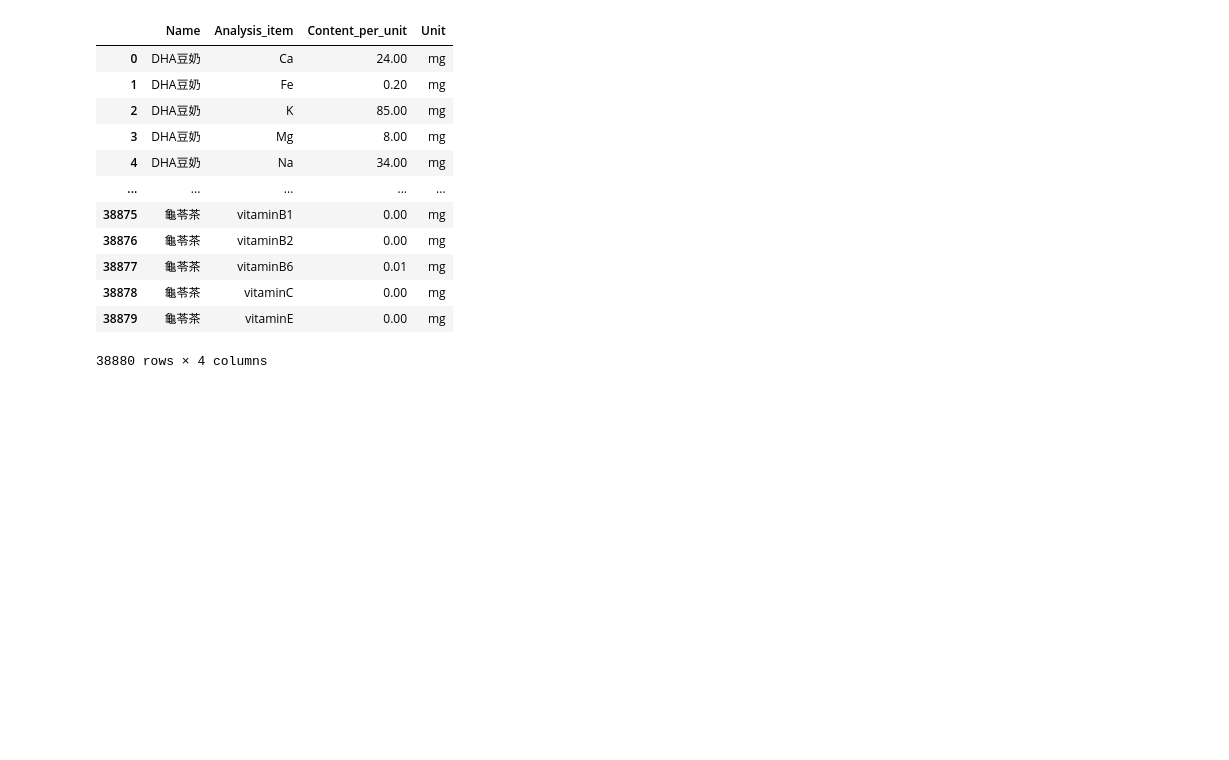
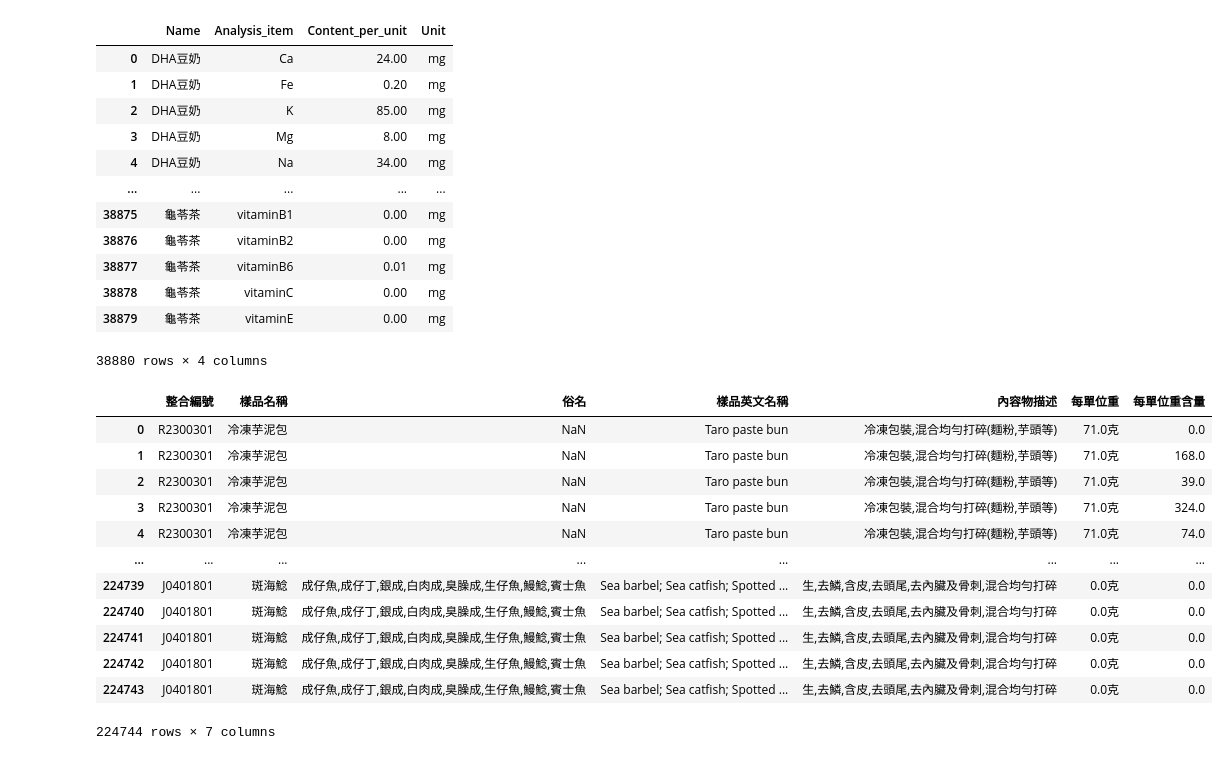
Before and after one commit to Spector3702/DailyNutriPlanner, a Jupyter notebook: Data/PreProcess.ipynb, the cells around one changed output. Drawn from its saved outputs; the diff is of its cells as text; code cells hidden in the pictures; blank space fills up the shorter version.

Commit message:
food_dataframe

```diff
--- a/Data/PreProcess.ipynb
+++ b/Data/PreProcess.ipynb
@@ -401,3 +401,21 @@ from sqlalchemy import create_engine
 
 engine = create_engine('mysql+mysqldb://root:sskkyy3702@localhost:3306/taiwancompany', echo = False)
 df.to_sql(name = 'TaipeiCrawler', con = engine, if_exists = 'append', index = False)
+# %%
+food = rn_df[['整合編號','樣品名稱','俗名','樣品英文名稱','內容物描述','每單位重','每單位重含量']]
+# %%
+food
+# %% [output]
+|  | 整合編號 | 樣品名稱 | 俗名 | 樣品英文名稱 | 內容物描述 | 每單位重 | 每單位重含量 |
+| 0 | R2300301 | 冷凍芋泥包 | NaN | Taro paste bun | 冷凍包裝,混合均勻打碎(麵粉,芋頭等) | 71.0克 | 0.0 |
+| 1 | R2300301 | 冷凍芋泥包 | NaN | Taro paste bun | 冷凍包裝,混合均勻打碎(麵粉,芋頭等) | 71.0克 | 168.0 |
+| 2 | R2300301 | 冷凍芋泥包 | NaN | Taro paste bun | 冷凍包裝,混合均勻打碎(麵粉,芋頭等) | 71.0克 | 39.0 |
+| 3 | R2300301 | 冷凍芋泥包 | NaN | Taro paste bun | 冷凍包裝,混合均勻打碎(麵粉,芋頭等) | 71.0克 | 324.0 |
+| 4 | R2300301 | 冷凍芋泥包 | NaN | Taro paste bun | 冷凍包裝,混合均勻打碎(麵粉,芋頭等) | 71.0克 | 74.0 |
+| ... | ... | ... | ... | ... | ... | ... | ... |
+| 224739 | J0401801 | 斑海鯰 | 成仔魚,成仔丁,銀成,白肉成,臭臊成,生仔魚,鰻鯰,賓士魚 | Sea barbel; Sea catfish; Spotted ... | 生,去鱗,含皮,去頭尾,去內臟及骨刺,混合均勻打碎 | 0.0克 | 0.0 |
+| 224740 | J0401801 | 斑海鯰 | 成仔魚,成仔丁,銀成,白肉成,臭臊成,生仔魚,鰻鯰,賓士魚 | Sea barbel; Sea catfish; Spotted ... | 生,去鱗,含皮,去頭尾,去內臟及骨刺,混合均勻打碎 | 0.0克 | 0.0 |
+| 224741 | J0401801 | 斑海鯰 | 成仔魚,成仔丁,銀成,白肉成,臭臊成,生仔魚,鰻鯰,賓士魚 | Sea barbel; Sea catfish; Spotted ... | 生,去鱗,含皮,去頭尾,去內臟及骨刺,混合均勻打碎 | 0.0克 | 0.0 |
+| 224742 | J0401801 | 斑海鯰 | 成仔魚,成仔丁,銀成,白肉成,臭臊成,生仔魚,鰻鯰,賓士魚 | Sea barbel; Sea catfish; Spotted ... | 生,去鱗,含皮,去頭尾,去內臟及骨刺,混合均勻打碎 | 0.0克 | 0.0 |
+| 224743 | J0401801 | 斑海鯰 | 成仔魚,成仔丁,銀成,白肉成,臭臊成,生仔魚,鰻鯰,賓士魚 | Sea barbel; Sea catfish; Spotted ... | 生,去鱗,含皮,去頭尾,去內臟及骨刺,混合均勻打碎 | 0.0克 | 0.0 |
+224744 rows × 7 columns
```
